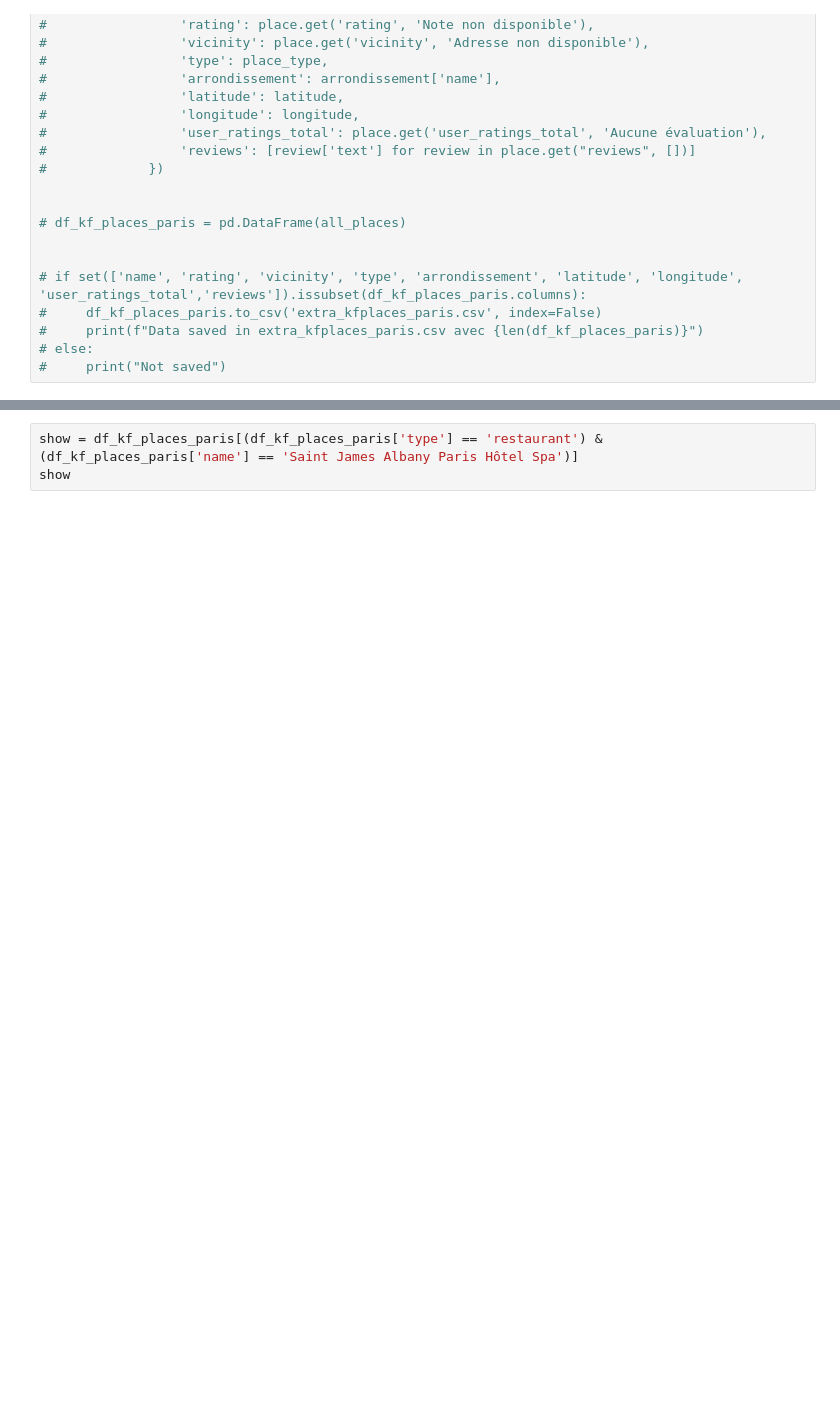
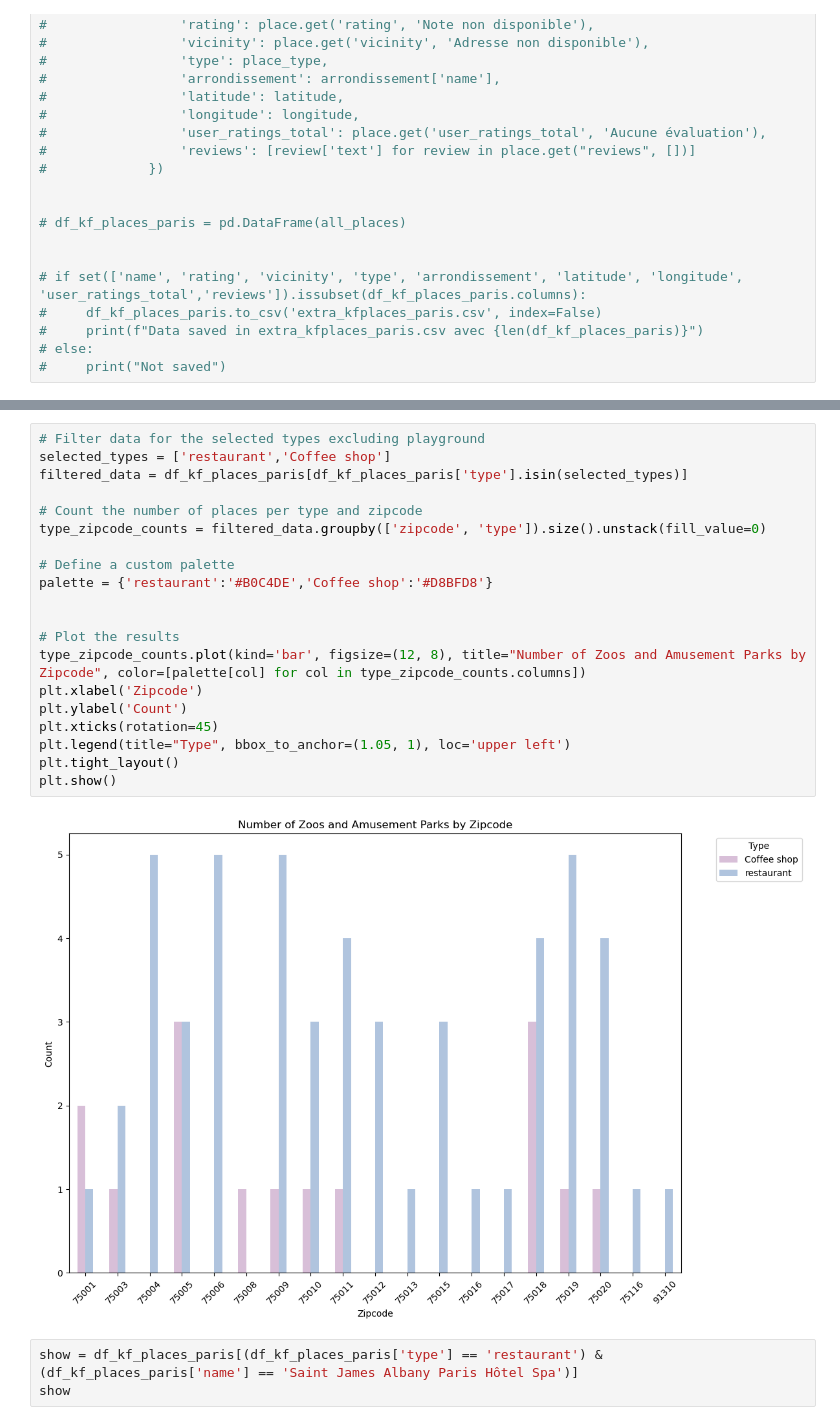
Before and after one commit to XinlyR/Kids_friendly_app, a Jupyter notebook: main.ipynb, the cells around one changed output, grey strips where cells are left out. Drawn from its saved outputs; the diff is of its cells as text; blank space fills up the shorter version.

```diff
--- a/main.ipynb
+++ b/main.ipynb
@@ -1614,3 +1645,25 @@ show
+# %%
+# Filter data for the selected types excluding playground
+selected_types = ['restaurant','Coffee shop']
+filtered_data = df_kf_places_paris[df_kf_places_paris['type'].isin(selected_types)]
+
+# Count the number of places per type and zipcode
+type_zipcode_counts = filtered_data.groupby(['zipcode', 'type']).size().unstack(fill_value=0)
+
+# Define a custom palette
+palette = {'restaurant':'#B0C4DE','Coffee shop':'#D8BFD8'}
+
+
+# Plot the results
+type_zipcode_counts.plot(kind='bar', figsize=(12, 8), title="Number of Zoos and Amusement Parks by Zipcode", color=[palette[col] for col in type_zipcode_counts.columns])
+plt.xlabel('Zipcode')
+plt.ylabel('Count')
+plt.xticks(rotation=45)
+plt.legend(title="Type", bbox_to_anchor=(1.05, 1), loc='upper left')
+plt.tight_layout()
+plt.show()
+# %% [output]
+[figure, added]
 # %%
 show = df_kf_places_paris[(df_kf_places_paris['type'] == 'restaurant') & (df_kf_places_paris['name'] == 'Saint James Albany Paris Hôtel Spa')]
 show
```
Also changed, not shown: parts of 4 cells of this notebook, 21 other files.
